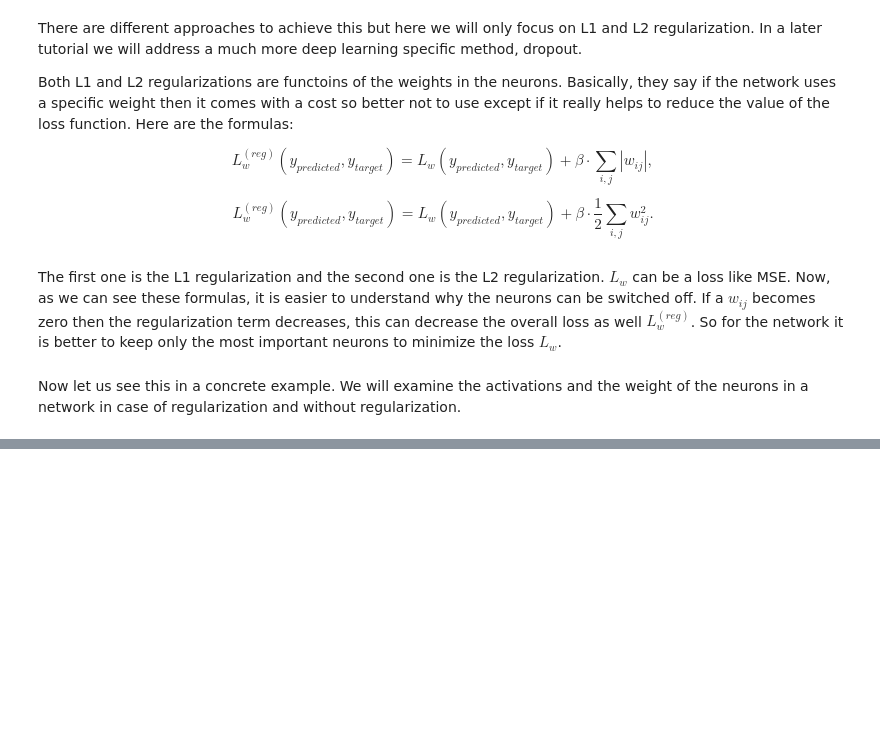
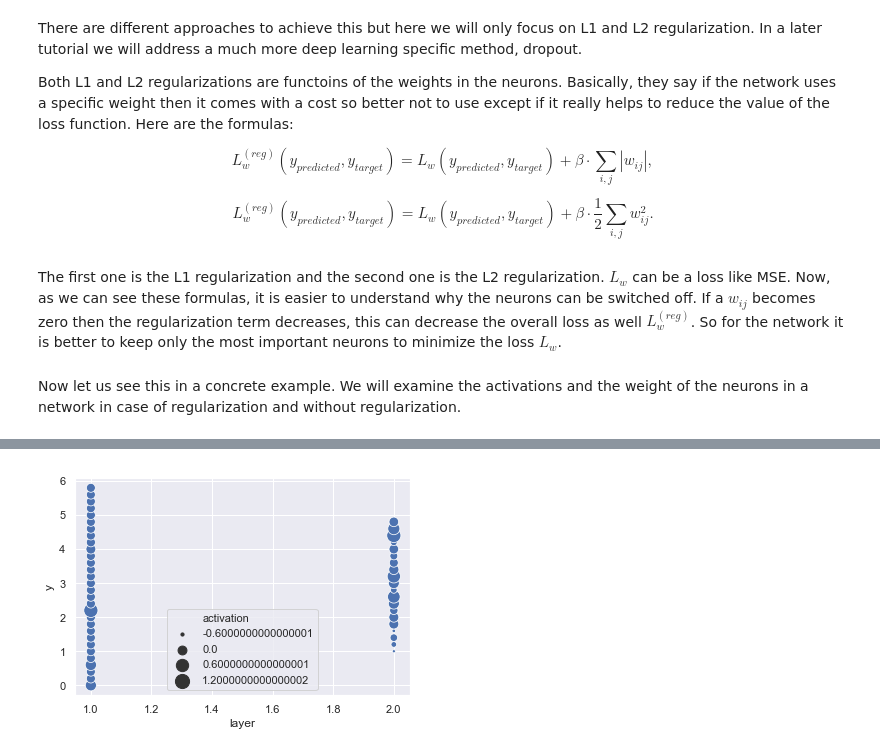
Before and after one commit to adamtiger/DeepLearningTutorial, a Jupyter notebook: DL7_Regularization.ipynb, the cells around one changed output, grey strips where cells are left out. Saved outputs shown, nothing was run; the diff lists cells and outputs as text; code cells hidden in the pictures; blank space fills up the shorter version.

```diff
--- a/DL7_Regularization.ipynb
+++ b/DL7_Regularization.ipynb
@@ -24,0 +60,4 @@ Now let us see this in a concrete example. We will examine the activations and t
+# %%
+archit_reg.show_activations()
+# %% [output]
+[figure, added]
```
Also changed, not shown: parts of 8 cells of this notebook, 3 other files.
